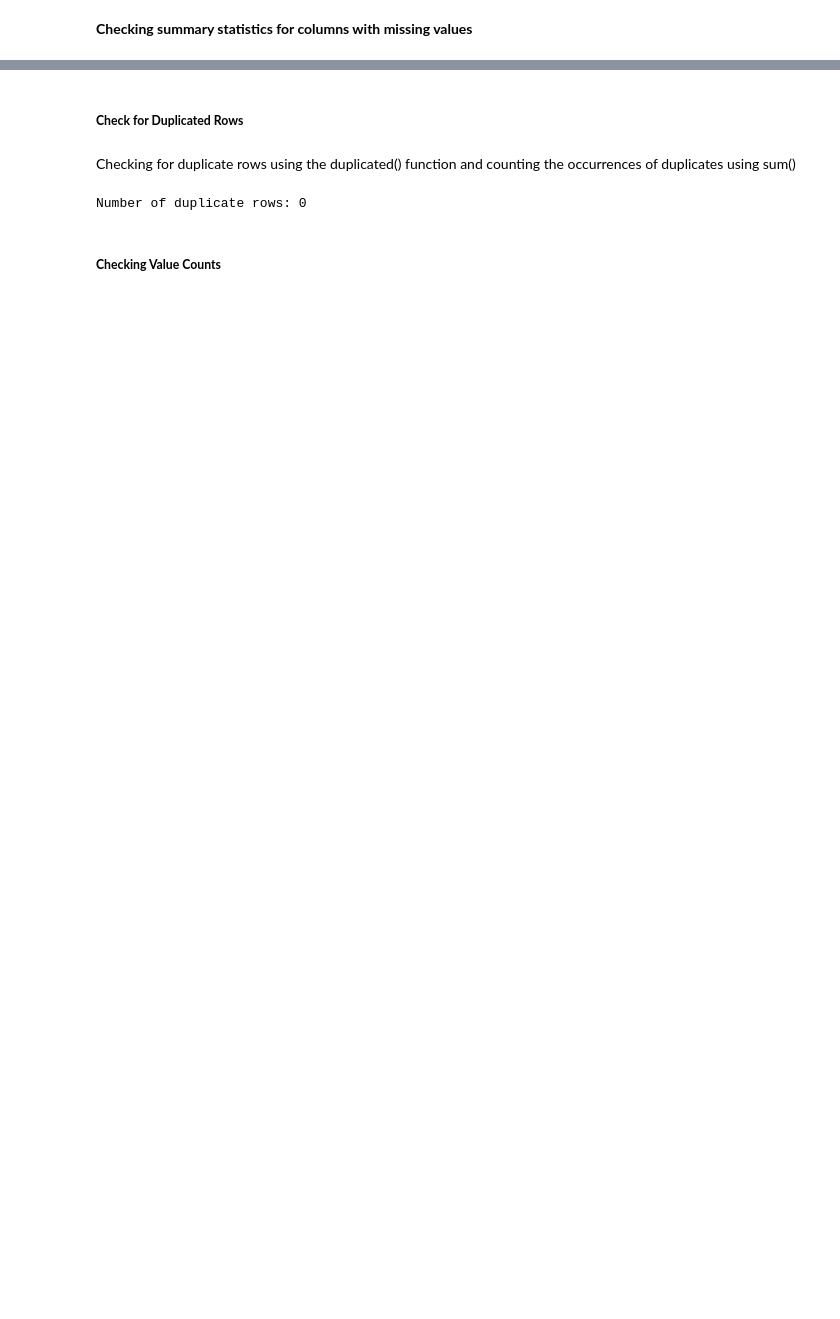
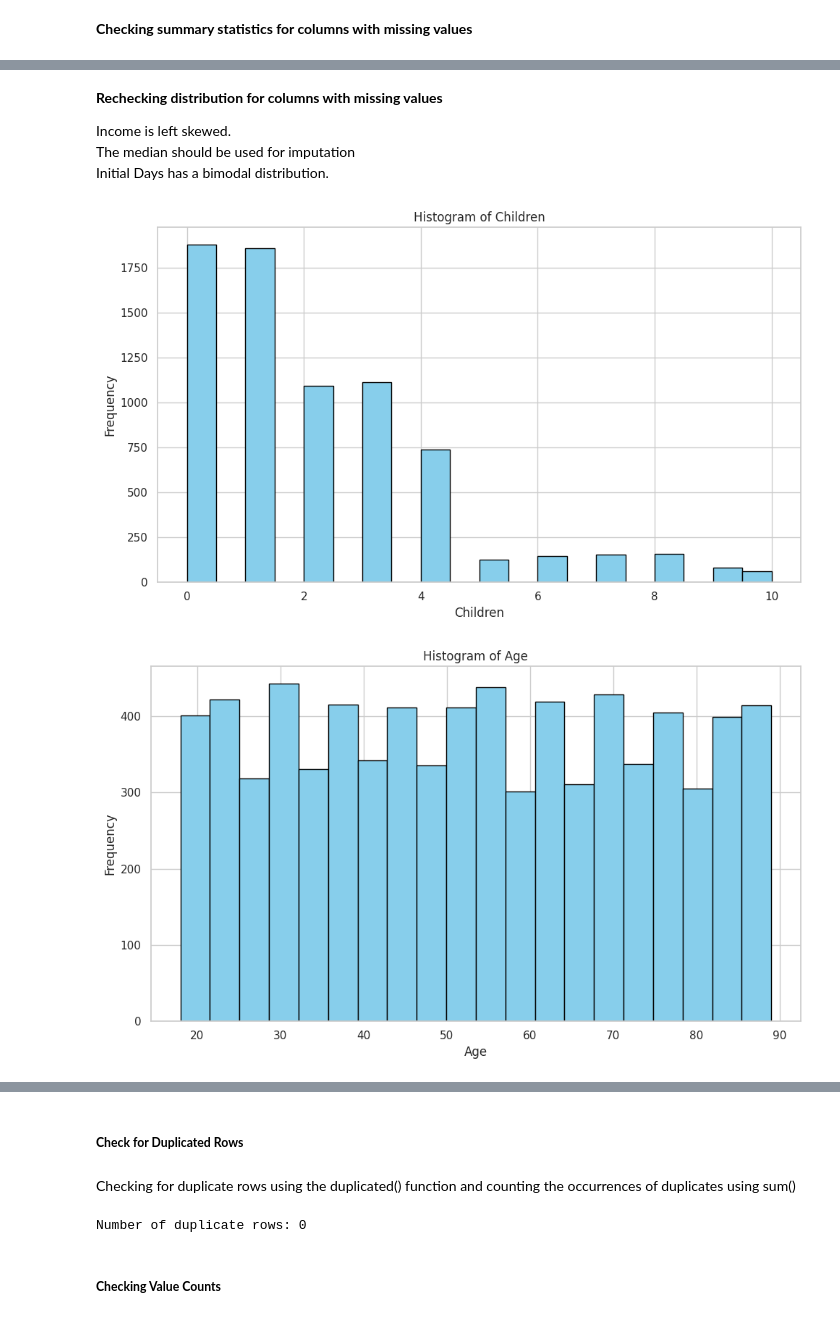
Before and after one commit to nestrada79/MSDA, a Jupyter notebook: D206/D206.ipynb, the cells around one changed output, grey strips where cells are left out. Cells and saved outputs as stored; diff of their text form; code cells hidden in the pictures; blank space fills up the shorter version.

```diff
--- a/D206/D206.ipynb
+++ b/D206/D206.ipynb
@@ -568,0 +644,28 @@ max       71.965456
+# %% [markdown]
+**Rechecking distribution for columns with missing values**
+
+Income is left skewed.<br> The median should be used for imputation<br>
+Initial Days has a bimodal distribution.
+# %%
+# Create a loop to create visualizations for each column
+for column in columns_to_check:
+    plt.figure(figsize=(10, 6))  # Increase the figure size
+    if pd.api.types.is_numeric_dtype(df[column]):
+        # Create a histogram for numeric columns
+        plt.hist(df[column], bins=20, color='skyblue', edgecolor='black')
+        plt.title(f"Histogram of {column}")
+        plt.xlabel(column)
+        plt.ylabel("Frequency")
+    else:
+        # Create a count plot for categorical columns
+        sns.countplot(data=df, x=column, palette='viridis')
+        plt.title(f"Count Plot of {column}")
+        plt.xlabel(column)
+        plt.ylabel("Count")
+        plt.xticks(rotation=45, ha='right')  # Rotate and align the x-axis labels
+
+    plt.tight_layout()
+    plt.show()
+# %% [output]
+[figure, added]
+[figure, added]
```
Also changed, not shown: parts of 117 cells of this notebook.
